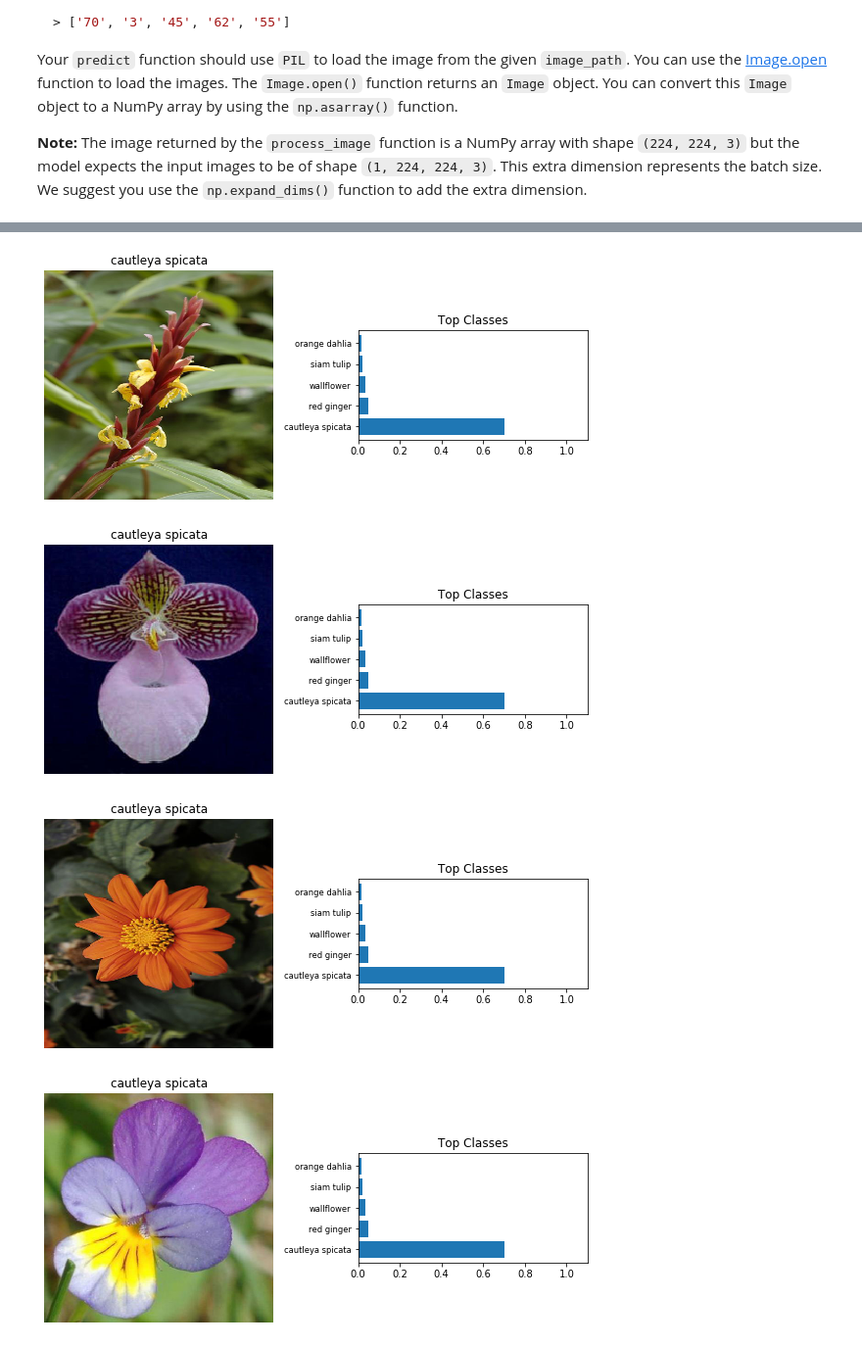
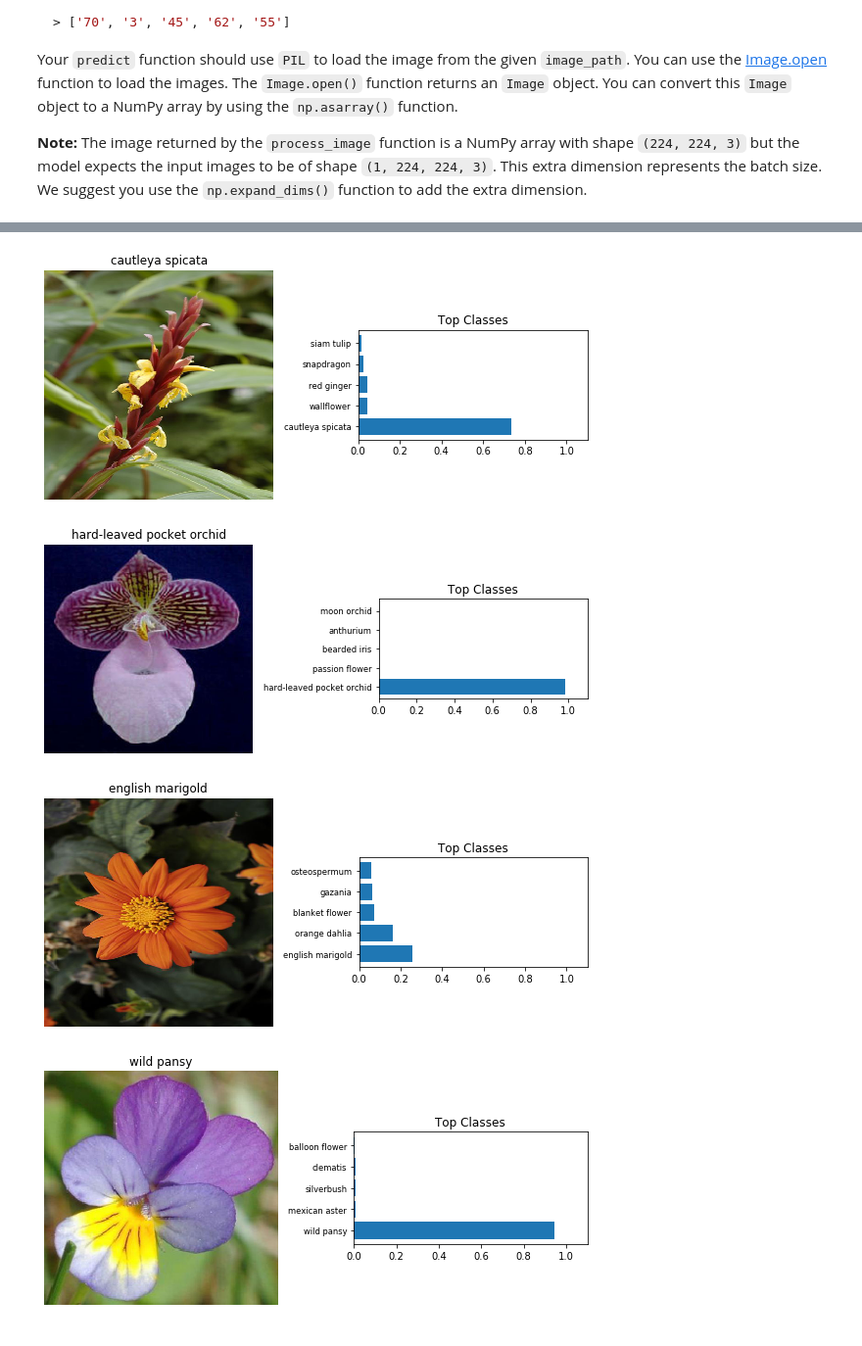
Before and after one commit to AhmedAlsudairi/Image-Classifier, a Jupyter notebook: Project_Image_Classifier_Project.ipynb, the cells around one changed output, grey strips where cells are left out. Shown at 98% size. Saved outputs shown, nothing was run; the diff lists cells and outputs as text; code cells hidden in the pictures.

```diff
--- a/Project_Image_Classifier_Project.ipynb
+++ b/Project_Image_Classifier_Project.ipynb
@@ -398,7 +398,7 @@ Load the Keras model you saved above.
 # TODO: Load the Keras model
 
 
-reloaded_keras_model = tf.keras.models.load_model('./1625884494.h5', custom_objects={'KerasLayer':hub.KerasLayer},compile=False)
+reloaded_keras_model = tf.keras.models.load_model(saved_keras_model_filepath, custom_objects={'KerasLayer':hub.KerasLayer},compile=False)
 
 reloaded_keras_model.summary()
 # %% [output]
@@ -535,13 +527,13 @@ def process_label_text_array(top_k_prediction_indices):
 # %%
 # TODO: Create the predict function
-def predict(image_path, model):
+def predict(image_path, model, k):
     image = Image.open(image_path)
     image_numpy = np.asarray(image)
     expanded_image = np.expand_dims(process_image(image_numpy), axis=0)
     result = model.predict(expanded_image)
-    top_k = tf.math.top_k(result, k=5, sorted=True)
+    top_k = tf.math.top_k(result, k=k, sorted=True)
     probs = tf.squeeze(top_k.values).numpy()
-    classes = process_label_text_array(top_k.indices)
+    classes = process_label(top_k.indices)
     return probs, classes
 # %% [markdown]
 # Sanity Check
@@ -566,43 +558,43 @@ def get_image(image_path):
     return processed_test_image
 # %%
 def plot_image_with_classes(image, probs, classes):
-  fig, (ax1, ax2) = plt.subplots(figsize=(8,10), ncols=2)
-  ax1.imshow(image, cmap=plt.cm.binary)
-  ax1.axis('off')
-  ax1.set_title(class_names[classes[0]])
-
-  processed_class_names = get_class_names_from_labels(classes)
-
-  ax2.barh(np.arange(5), probs)
-  ax2.set_aspect(0.1)
-  ax2.set_yticks(np.arange(5))
-  ax2.set_yticklabels(processed_class_names, size='small')
-  ax2.set_title('Top Classes')
-  ax2.set_xlim(0, 1.1)
-  plt.tight_layout()
+      fig, (ax1, ax2) = plt.subplots(figsize=(8,10), ncols=2)
+      ax1.imshow(image, cmap=plt.cm.binary)
+      ax1.axis('off')
+      ax1.set_title(class_names[classes[0]])
+      processed_class_names = []
+      for label in classes:
+                processed_class_names.append(class_names[label])
+      ax2.barh(np.arange(5), probs)
+      ax2.set_aspect(0.1)
+      ax2.set_yticks(np.arange(5))
+      ax2.set_yticklabels(processed_class_names, size='small')
+      ax2.set_title('Top Classes')
+      ax2.set_xlim(0, 1.1)
+      plt.tight_layout()
 # %%
 # TODO: Plot the input image along with the top 5 classes
 first_image = get_image('./test_images/cautleya_spicata.jpg')
-first_image_probs, first_image_classes = predict('./test_images/cautleya_spicata.jpg',reloaded_keras_model)
+first_image_probs, first_image_classes = predict('./test_images/cautleya_spicata.jpg',reloaded_keras_model, 5)
 
 plot_image_with_classes(first_image, first_image_probs, first_image_classes)
 
 second_image = get_image('./test_images/hard-leaved_pocket_orchid.jpg')
-second_image_probs, second_image_classes = predict('./test_images/cautleya_spicata.jpg',reloaded_keras_model)
+second_image_probs, second_image_classes = predict('./test_images/hard-leaved_pocket_orchid.jpg',reloaded_keras_model, 5)
 
 plot_image_with_classes(second_image, second_image_probs, second_image_classes)
 
 third_image = get_image('./test_images/orange_dahlia.jpg')
-third_image_probs, third_image_classes = predict('./test_images/cautleya_spicata.jpg',reloaded_keras_model)
+third_image_probs, third_image_classes = predict('./test_images/orange_dahlia.jpg',reloaded_keras_model, 5)
 
 plot_image_with_classes(third_image, third_image_probs, third_image_classes)
 
 fourth_image = get_image('./test_images/wild_pansy.jpg')
-fourth_image_probs, fourth_image_classes = predict('./test_images/cautleya_spicata.jpg',reloaded_keras_model)
+fourth_image_probs, fourth_image_classes = predict('./test_images/wild_pansy.jpg',reloaded_keras_model, 5)
 
 plot_image_with_classes(fourth_image, fourth_image_probs, fourth_image_classes)
 # %% [output]
-[figure, old version]
+[figure, new version]
-[figure, old version]
+[figure, new version]
-[figure, old version]
+[figure, new version]
-[figure, old version]
+[figure, new version]
```
Also changed, not shown: parts of 11 cells of this notebook.
